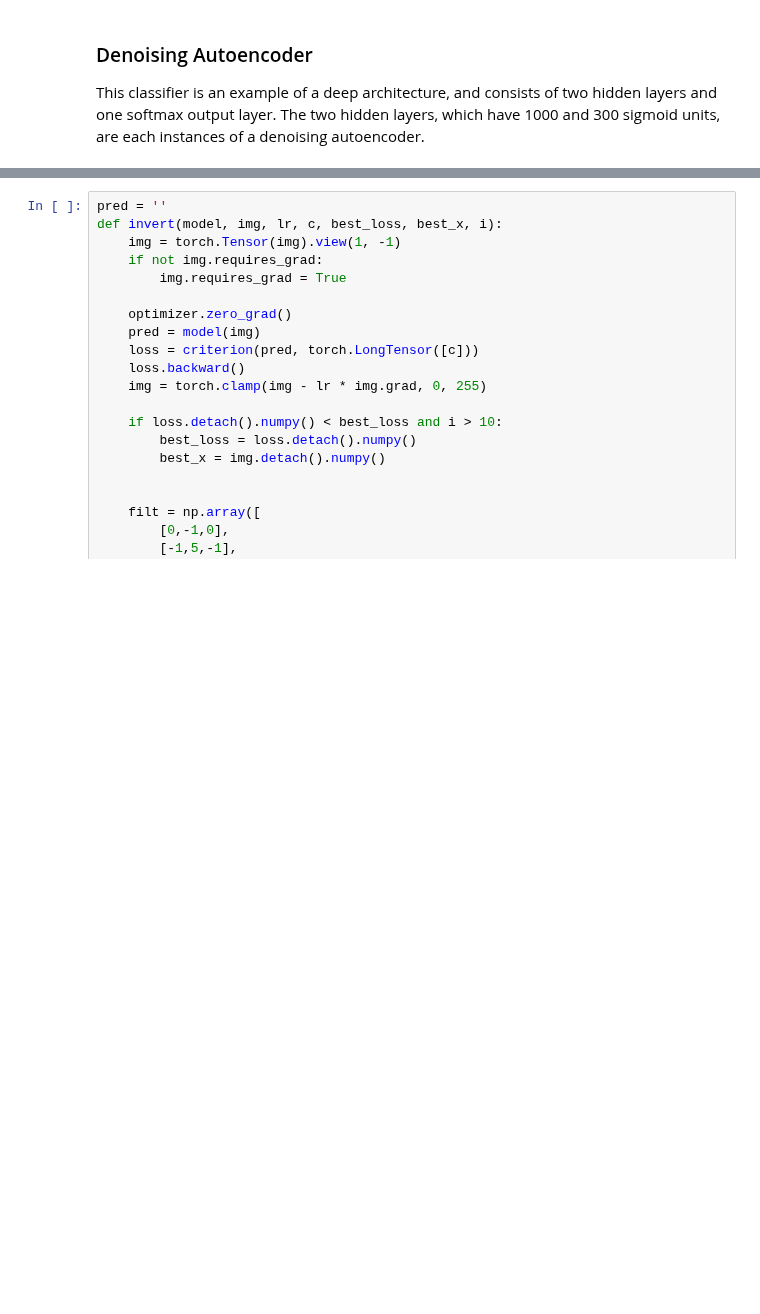
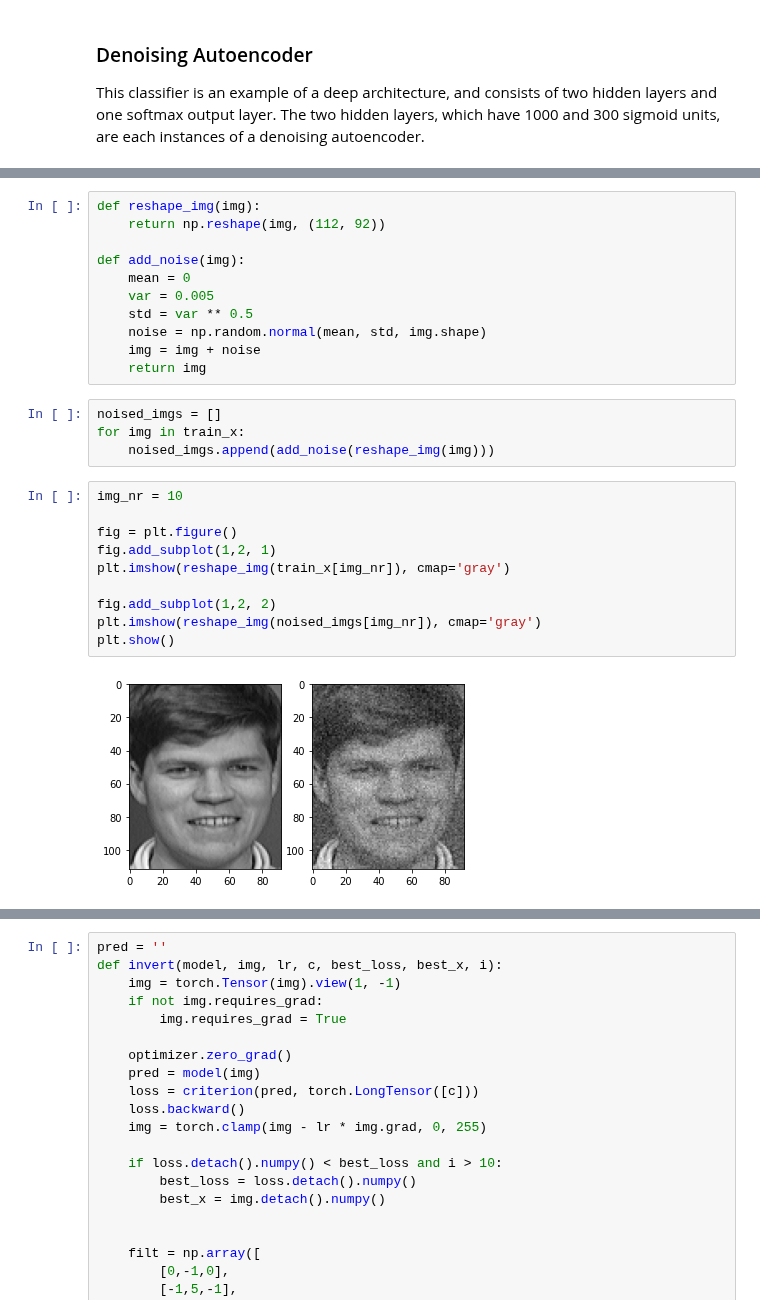
Before and after one commit to omgwenxx/machine_learning, a Jupyter notebook: assignment3/app/inversion.ipynb, the cells around one changed output, grey strips where cells are left out. Saved outputs shown, nothing was run; the diff lists cells and outputs as text; blank space fills up the shorter version.

```diff
--- a/assignment3/app/inversion.ipynb
+++ b/assignment3/app/inversion.ipynb
@@ -114,2 +136,29 @@ class DAEModel(torch.nn.Module):
+# %%
+def reshape_img(img):
+    return np.reshape(img, (112, 92))
+
+def add_noise(img):
+    mean = 0
+    var = 0.005
+    std = var ** 0.5
+    noise = np.random.normal(mean, std, img.shape)
+    img = img + noise
+    return img
+# %%
+noised_imgs = []
+for img in train_x:
+    noised_imgs.append(add_noise(reshape_img(img)))
+# %%
+img_nr = 10
+
+fig = plt.figure()
+fig.add_subplot(1,2, 1)
+plt.imshow(reshape_img(train_x[img_nr]), cmap='gray')
+
+fig.add_subplot(1,2, 2)
+plt.imshow(reshape_img(noised_imgs[img_nr]), cmap='gray')
+plt.show()
+# %% [output]
+[figure, added]
 # %%
 model = DAEModel(len(train_x[0]), len(classes))
```
Also changed, not shown: parts of 5 cells of this notebook.
